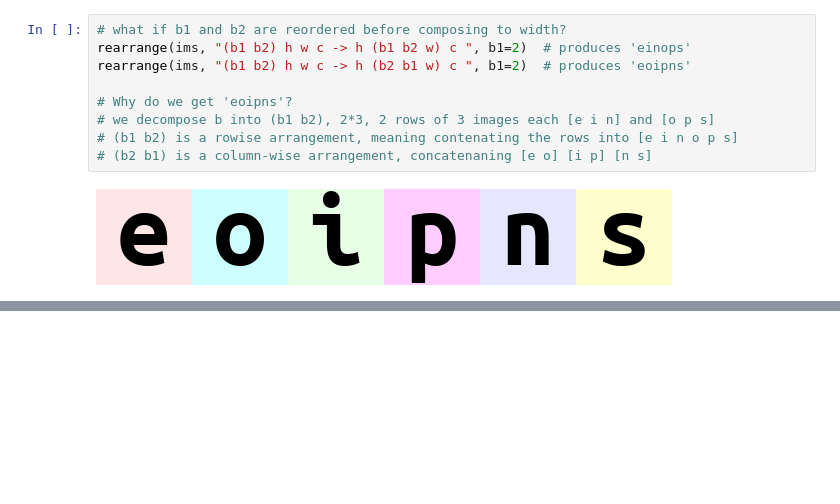
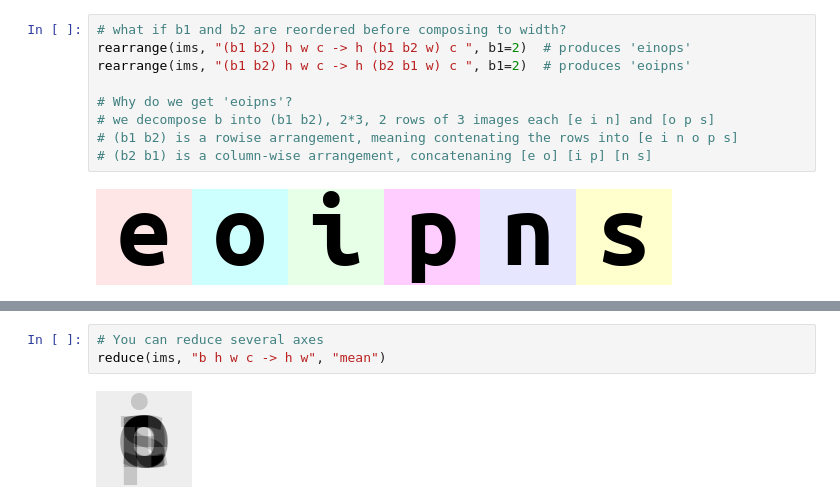
Before and after one commit to habbes/learn-einops, a Jupyter notebook: 01-basics.ipynb, the cells around one changed output, grey strips where cells are left out. Cells and saved outputs as stored; diff of their text form; blank space fills up the shorter version.

```diff
--- a/01-basics.ipynb
+++ b/01-basics.ipynb
@@ -308,0 +325,5 @@ rearrange(ims, "(b1 b2) h w c -> h (b2 b1 w) c ", b1=2)  # produces 'eoipns'
+# %%
+# You can reduce several axes
+reduce(ims, "b h w c -> h w", "mean")
+# %% [output]
+[figure, added]
```
Also changed, not shown: parts of 8 cells of this notebook.
